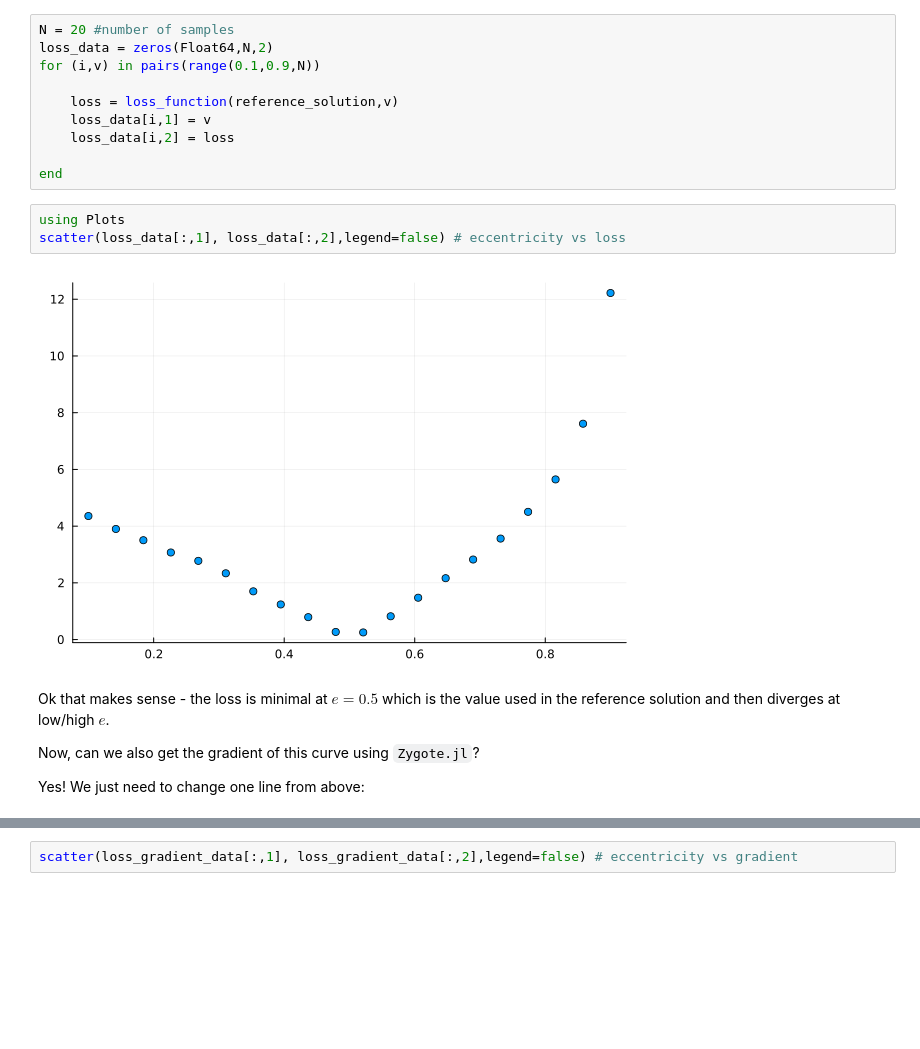
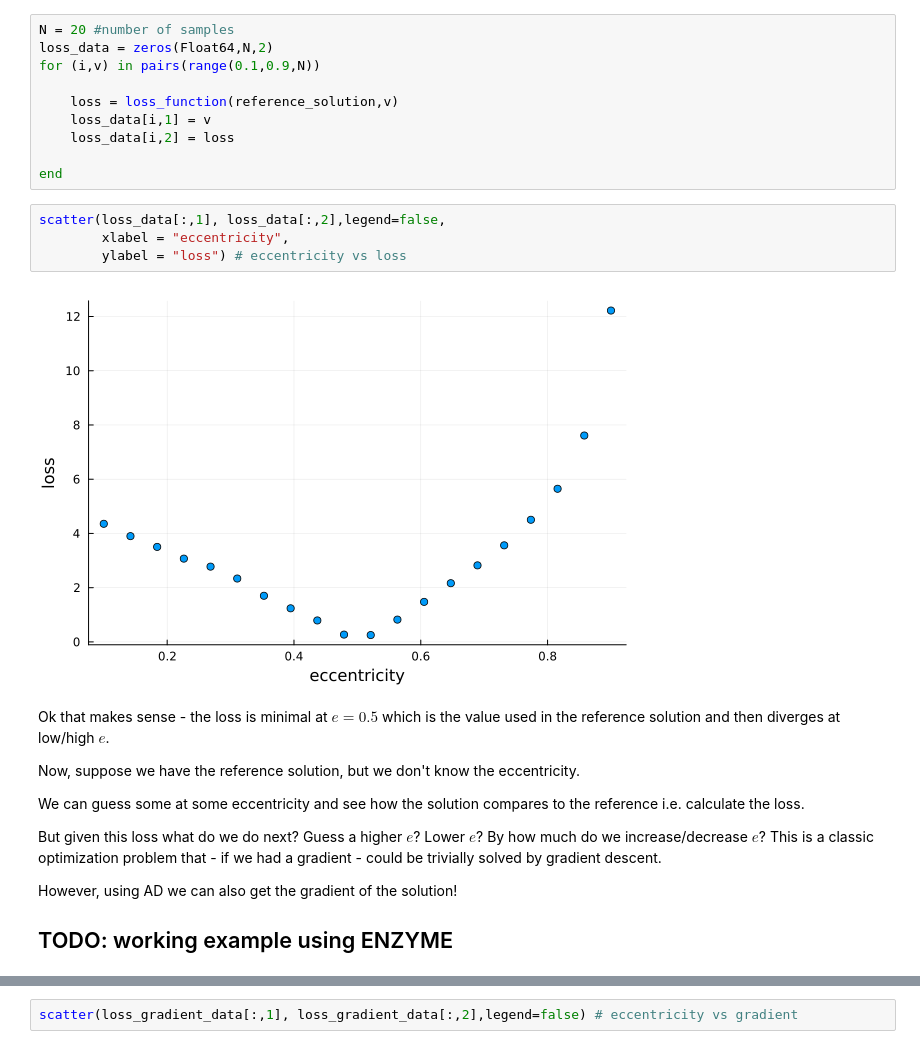
Before and after one commit to tomkimpson/RelativisticDynamics.jl, a Jupyter notebook: notebooks/demo.ipynb, the cells around one changed output, grey strips where cells are left out. Drawn from its saved outputs; the diff is of its cells as text; blank space fills up the shorter version.

```diff
--- a/notebooks/demo.ipynb
+++ b/notebooks/demo.ipynb
@@ -137,13 +136,21 @@ for (i,v) in pairs(range(0.1,0.9,N))
 
 end
 # %%
-using Plots
-scatter(loss_data[:,1], loss_data[:,2],legend=false) # eccentricity vs loss
+scatter(loss_data[:,1], loss_data[:,2],legend=false,
+        xlabel = "eccentricity",
+        ylabel = "loss") # eccentricity vs loss
 # %% [output]
-[figure, old version]
+[figure, new version]
-# %% [markdown]
-Ok that makes sense - the loss is minimal at $e=0.5$ which is the value used in the reference solution and then diverges at low/high $e$.
-
-Now, can we also get the gradient of this curve using `Zygote.jl`?
-
-Yes! We just need to change one line from above:
+# %% [markdown]
+Ok that makes sense - the loss is minimal at $e=0.5$ which is the value used in the reference solution and then diverges at low/high $e$.
+
+Now, suppose we have the reference solution, but we don't know the eccentricity.
+
+We can guess some at some eccentricity and see how the solution compares to the reference i.e. calculate the loss.
+
+But given this loss what do we do next? Guess a higher $e$? Lower $e$? By how much do we increase/decrease $e$? This is a classic optimization problem that - if we had a gradient - could be trivially solved by gradient descent.
+
+However, using AD we can also get the gradient of the solution!
+
+
+## TODO: working example using ENZYME
```
Also changed, not shown: parts of 7 cells of this notebook, 17 other files.
